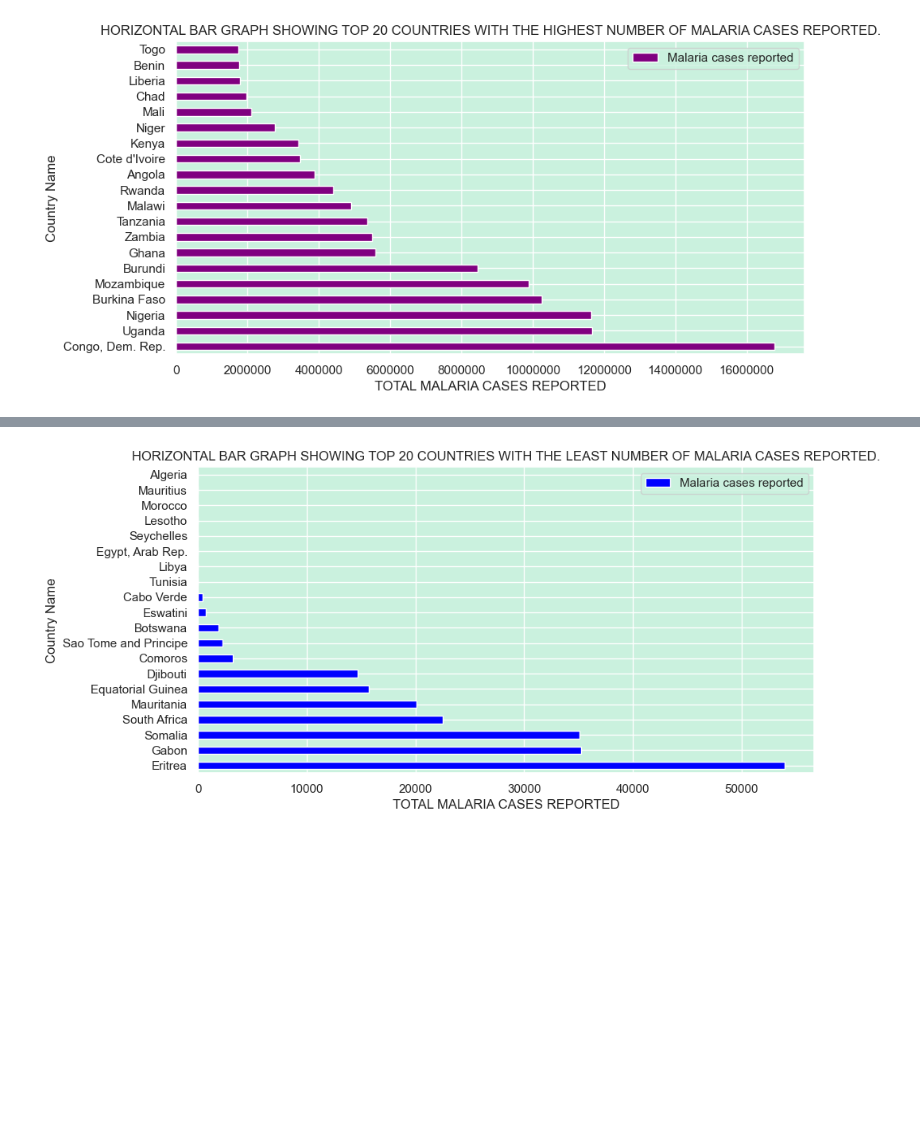
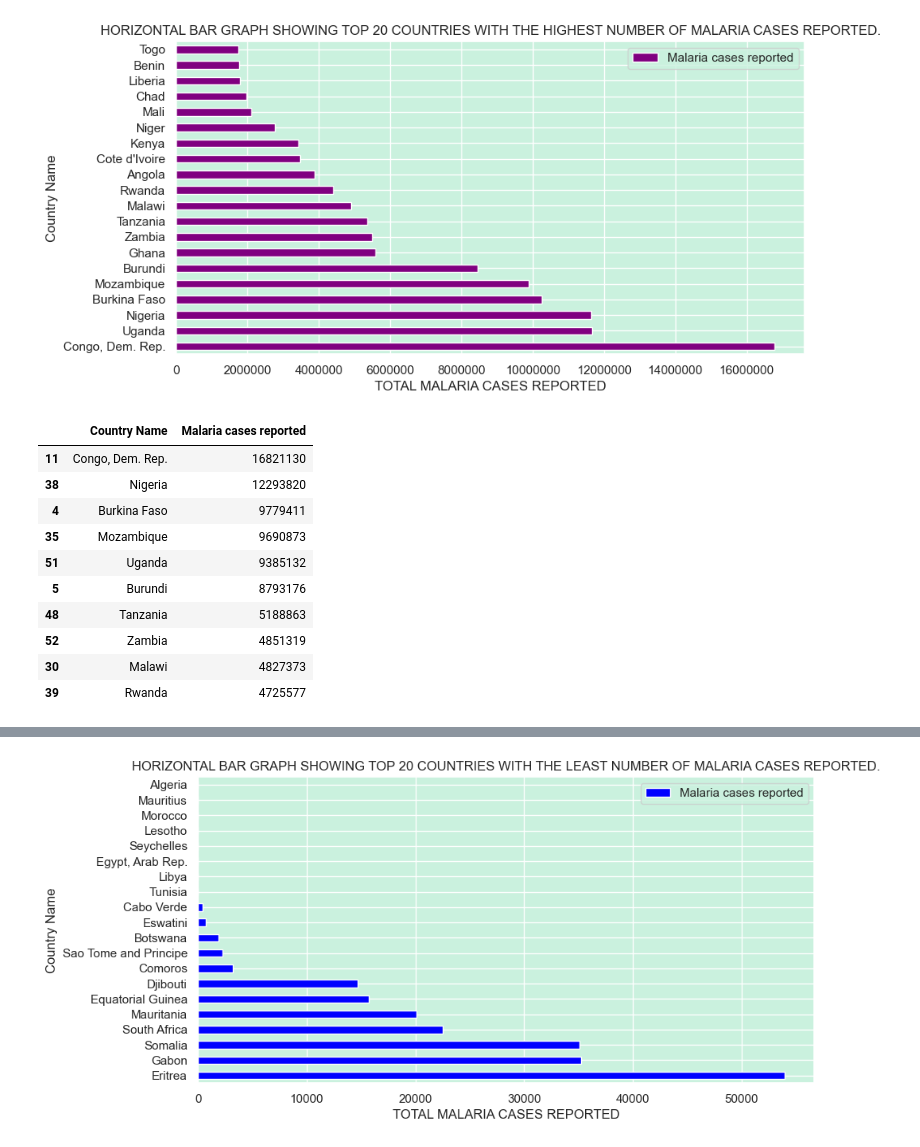
Before and after one commit to swalusimbi/Malaria_In_Africa, a Jupyter notebook: Malaria_in_Africa_GroupB/src/grp_work/project.ipynb, the cells around one changed output, grey strips where cells are left out. Drawn from its saved outputs; the diff is of its cells as text; code cells hidden in the pictures; blank space fills up the shorter version.

```diff
--- a/Malaria_in_Africa_GroupB/src/grp_work/project.ipynb
+++ b/Malaria_in_Africa_GroupB/src/grp_work/project.ipynb
@@ -452,3 +452,19 @@ plt.xlabel('TOTAL MALARIA CASES REPORTED')
 plt.show()
 # %% [output]
 [figure]
+# %%
+# Filter out the malaria cases repoted per country in 2016.
+cases2016 = year2016[['Country Name', 'Malaria cases reported']].sort_values(by='Malaria cases reported',ascending=False)
+cases2016.head(10)
+# %% [output]
+|  | Country Name | Malaria cases reported |
+| 11 | Congo, Dem. Rep. | 16821130 |
+| 38 | Nigeria | 12293820 |
+| 4 | Burkina Faso | 9779411 |
+| 35 | Mozambique | 9690873 |
+| 51 | Uganda | 9385132 |
+| 5 | Burundi | 8793176 |
+| 48 | Tanzania | 5188863 |
+| 52 | Zambia | 4851319 |
+| 30 | Malawi | 4827373 |
+| 39 | Rwanda | 4725577 |
```
Also changed, not shown: parts of 11 cells of this notebook.
